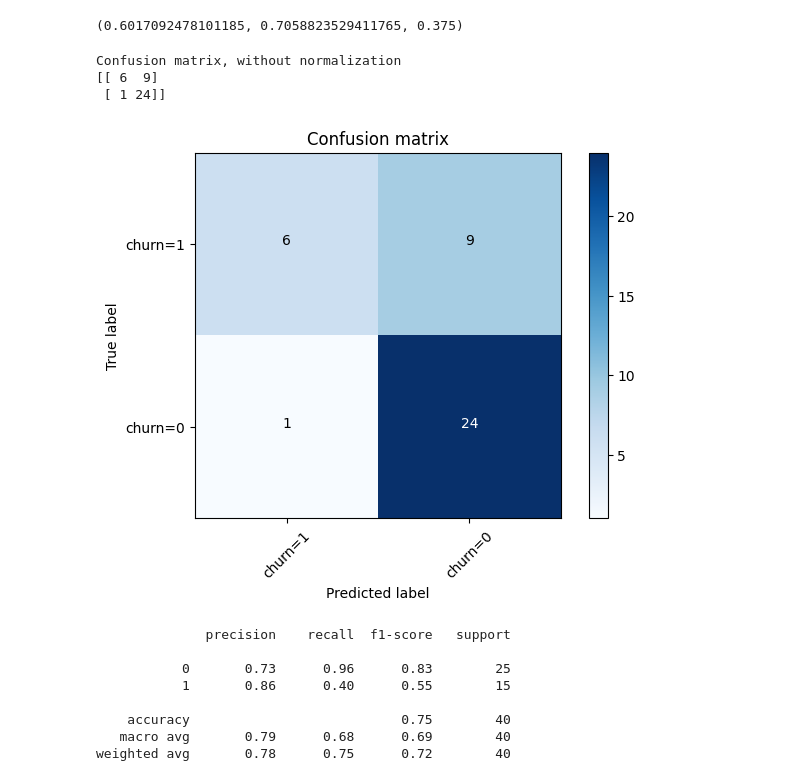
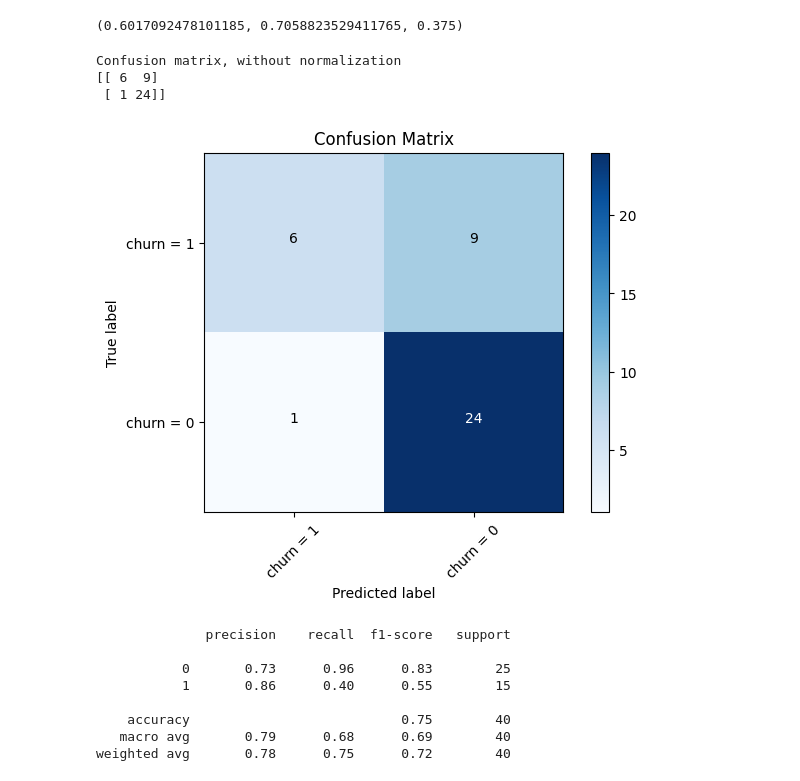
Before and after one commit to AleeRezaa/Learn-Machine-Learning, a Jupyter notebook: 2 Classification/classification.ipynb, the cells around one changed output. Cells and saved outputs as stored; diff of their text form; code cells hidden in the pictures.

```diff
--- a/2 Classification/classification.ipynb
+++ b/2 Classification/classification.ipynb
@@ -349,38 +346,38 @@ def plot_confusion_matrix(cm, classes, normalize=False, title='Confusion matrix'
         print("Normalized confusion matrix")
     else:
         print('Confusion matrix, without normalization')
 
     print(cm)
 
     plt.imshow(cm, interpolation='nearest', cmap=cmap)
     plt.title(title)
     plt.colorbar()
     tick_marks = np.arange(len(classes))
-    plt.xticks(tick_marks, classes, rotation=45)
+    plt.xticks(tick_marks, classes, rotation = 45)
     plt.yticks(tick_marks, classes)
 
     fmt = '.2f' if normalize else 'd'
     thresh = cm.max() / 2.
     for i, j in itertools.product(range(cm.shape[0]), range(cm.shape[1])):
         plt.text(j, i, format(cm[i, j], fmt), horizontalalignment="center", color="white" if cm[i, j] > thresh else "black")
 
     plt.tight_layout()
     plt.ylabel('True label')
     plt.xlabel('Predicted label')
 
-# Compute confusion matrix
+# compute confusion matrix
 cnf_matrix = confusion_matrix(test_y, test_y_, labels=[1,0])
 np.set_printoptions(precision=2)
 
 
-# Plot non-normalized confusion matrix
+# plot non-normalized confusion matrix
 plt.figure()
-plot_confusion_matrix(cnf_matrix, classes=['churn=1','churn=0'],normalize= False,  title='Confusion matrix')
+plot_confusion_matrix(cnf_matrix, classes = ['churn = 1','churn = 0'], normalize = False, title='Confusion Matrix')
 # %% [output]
 Confusion matrix, without normalization
 [[ 6  9]
  [ 1 24]]
-[figure, old version]
+[figure, new version]
 # %%
 # show classification report
 
```
Also changed, not shown: parts of 17 cells of this notebook, 2 other files.
